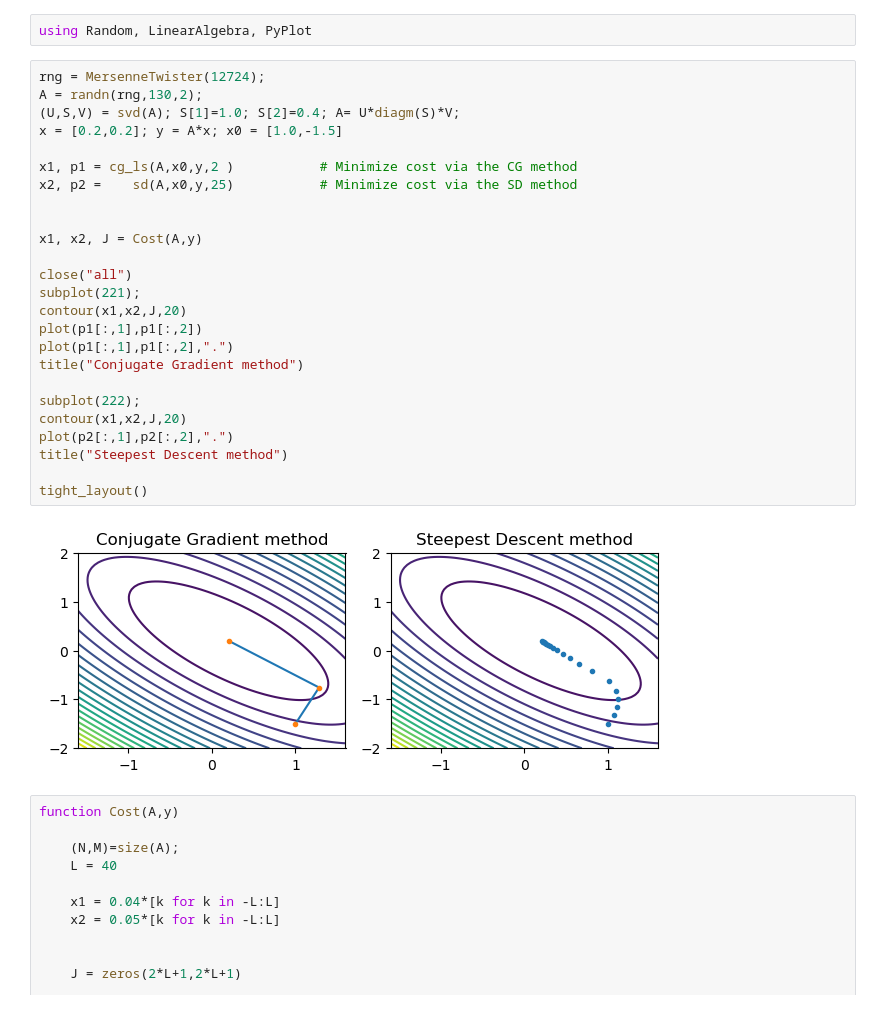
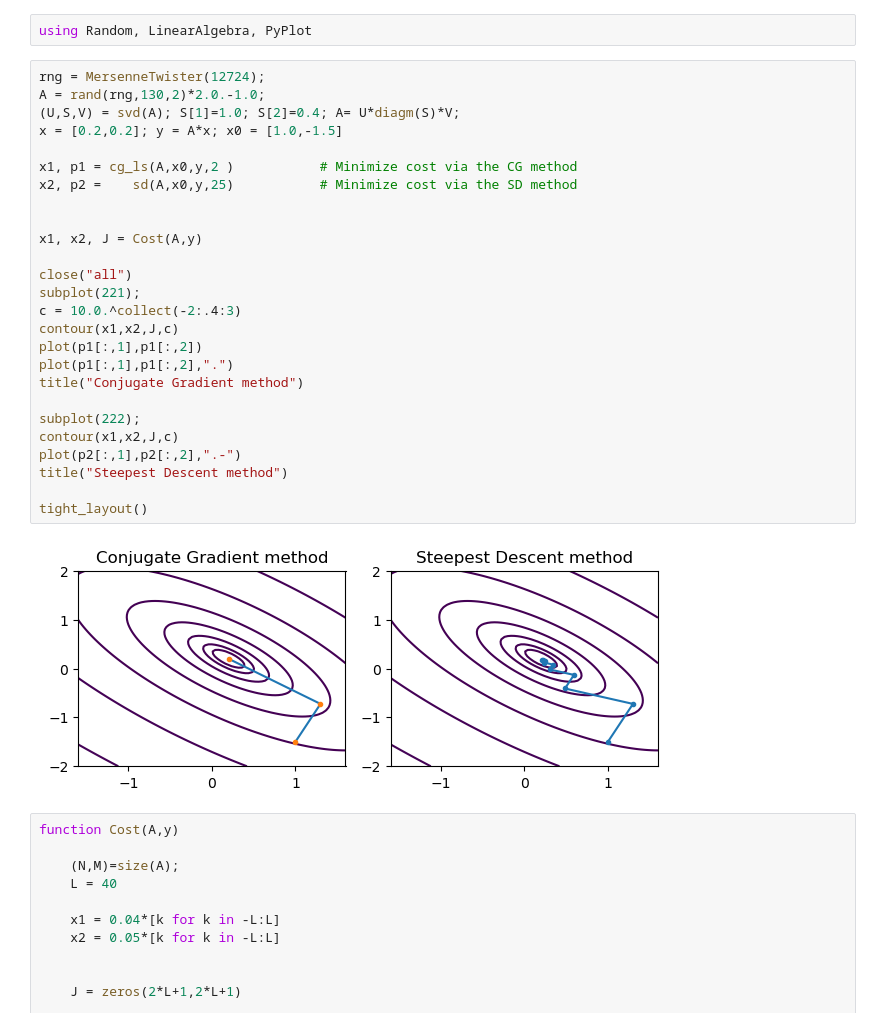
Before and after one commit to msacchi/CG_and_SD_tests, a Jupyter notebook: CGLS_example.ipynb, the cells around one changed output. Drawn from its saved outputs; the diff is of its cells as text.

Commit message:
Improve figure

```diff
--- a/CGLS_example.ipynb
+++ b/CGLS_example.ipynb
@@ -9,31 +9,32 @@
 using Random, LinearAlgebra, PyPlot
 # %%
 rng = MersenneTwister(12724);
-A = randn(rng,130,2);
+A = rand(rng,130,2)*2.0.-1.0;
 (U,S,V) = svd(A); S[1]=1.0; S[2]=0.4; A= U*diagm(S)*V;
 x = [0.2,0.2]; y = A*x; x0 = [1.0,-1.5]
 
 x1, p1 = cg_ls(A,x0,y,2 )           # Minimize cost via the CG method
 x2, p2 =    sd(A,x0,y,25)           # Minimize cost via the SD method
 
 
 x1, x2, J = Cost(A,y)
 
 close("all")
 subplot(221);
-contour(x1,x2,J,20)
+c = 10.0.^collect(-2:.4:3)
+contour(x1,x2,J,c)
 plot(p1[:,1],p1[:,2])
 plot(p1[:,1],p1[:,2],".")
 title("Conjugate Gradient method")
 
 subplot(222);
-contour(x1,x2,J,20)
-plot(p2[:,1],p2[:,2],".")
+contour(x1,x2,J,c)
+plot(p2[:,1],p2[:,2],".-")
 title("Steepest Descent method")
 
 tight_layout()
 # %% [output]
-[figure, old version]
+[figure, new version]
 # %%
 function Cost(A,y)
 
```
Also changed, not shown: parts of 1 cell of this notebook.
